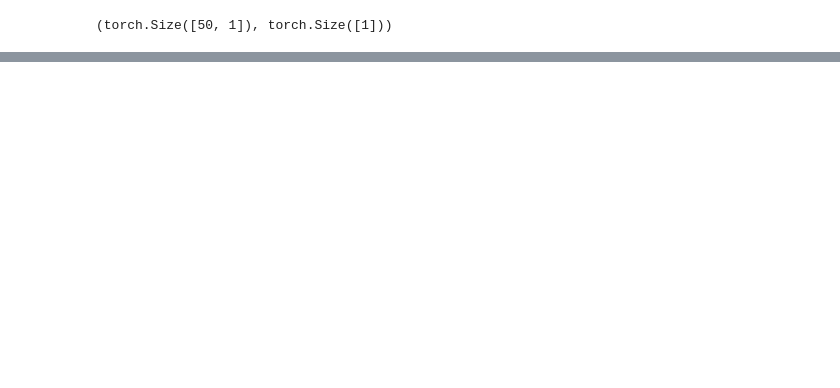
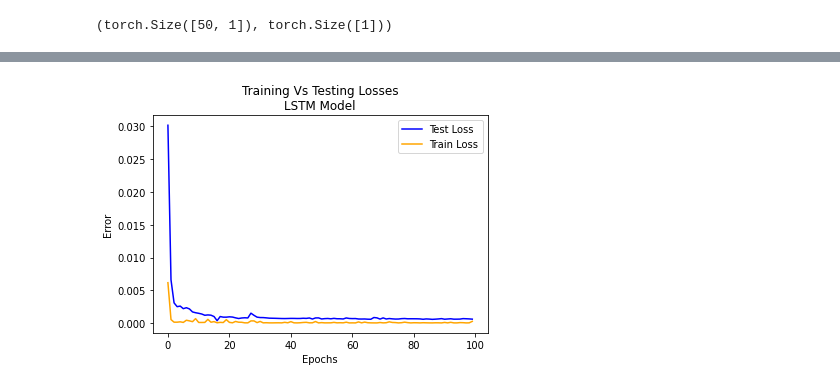
Before and after one commit to mschmidlin1/MSDS_capstone, a Jupyter notebook: DOCS_RNN_algorithm.ipynb, the cells around one changed output, grey strips where cells are left out. Saved outputs shown, nothing was run; the diff lists cells and outputs as text; code cells hidden in the pictures; blank space fills up the shorter version.

```diff
--- a/DOCS_RNN_algorithm.ipynb
+++ b/DOCS_RNN_algorithm.ipynb
@@ -466,0 +179,2 @@ visualize_chained_predictions(gru_model, train_array, test_array, DEVICE)
+# %%
+lstm_training_losses, lstm_testing_losses = fit_model(EPOCHS, lstm_model, train_loader, test_loader, loss_fn, lstm_optimizer)
@@ -466,0 +213,4 @@ visualize_chained_predictions(gru_model, train_array, test_array, DEVICE)
+# %%
+plot_losses(EPOCHS, lstm_training_losses, lstm_testing_losses, title_addition='LSTM Model')
+# %% [output]
+[figure, added]
```
Also changed, not shown: parts of 106 cells of this notebook, 22 other files.
